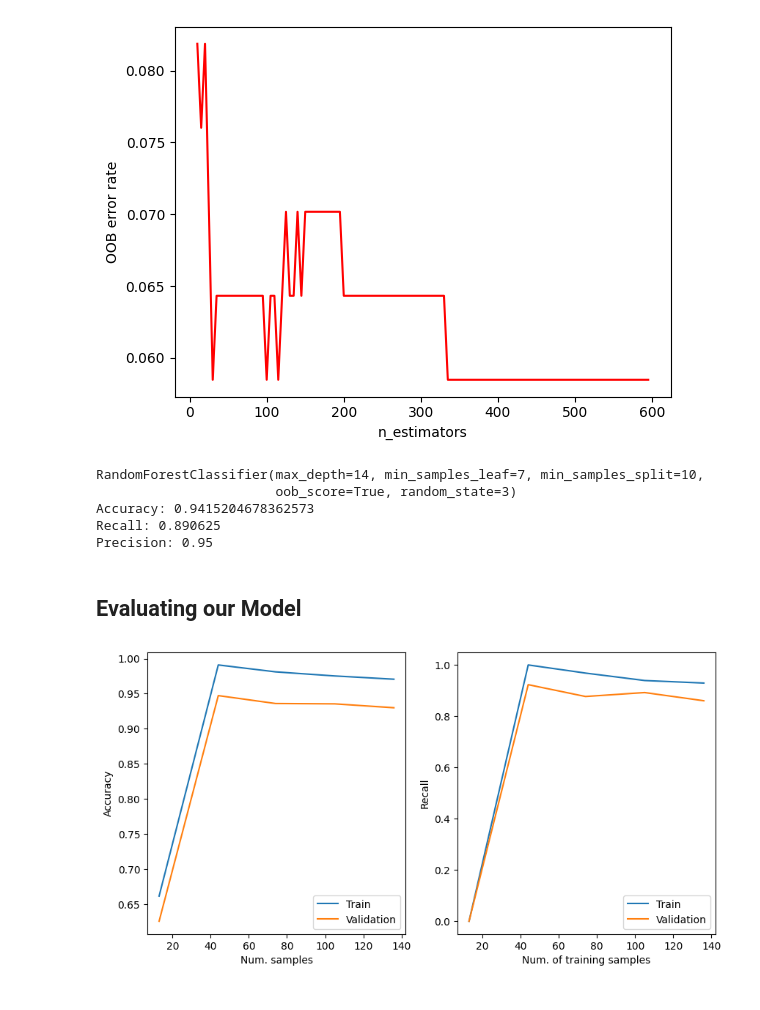
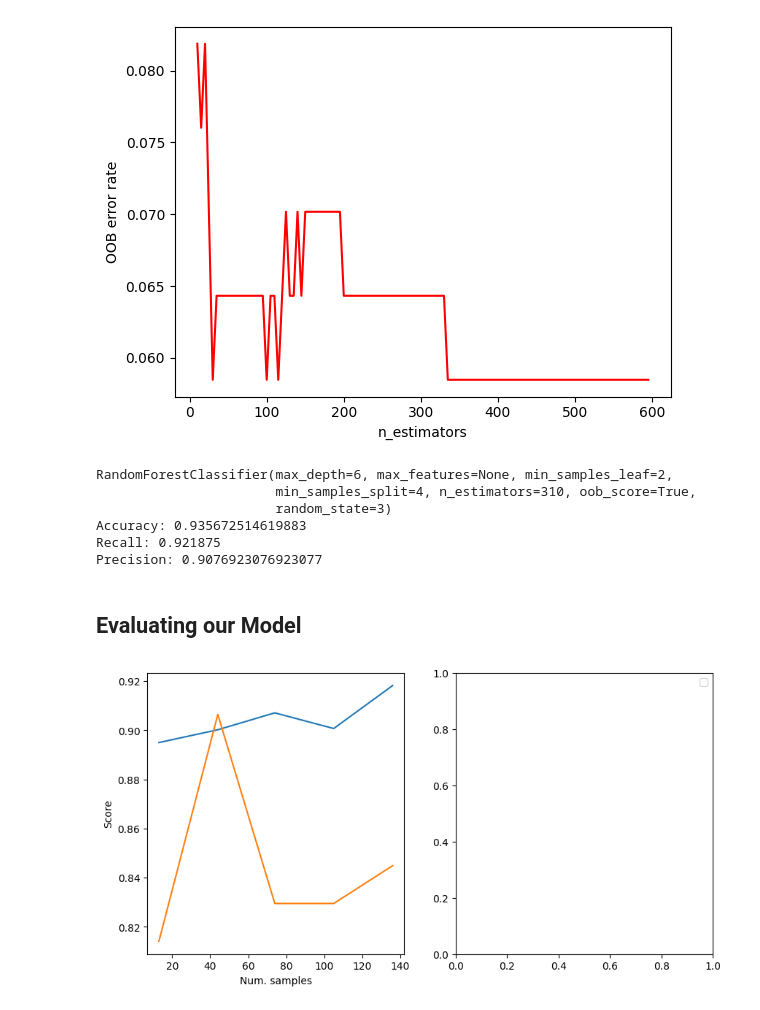
Before and after one commit to Berat03/ml_coursework, a Jupyter notebook: Random_Forest_2.ipynb, the cells around one changed output. Drawn from its saved outputs; the diff is of its cells as text; code cells hidden in the pictures.

Commit message:
changed learning curve

```diff
--- a/Random_Forest_2.ipynb
+++ b/Random_Forest_2.ipynb
@@ -167,7 +167,7 @@ plt.show()
 # %% [output]
 [figure]
 # %%
-n_estimators = [100]
+n_estimators = [x for x in range(100, 500, 10)] # Use prev graph or use this
 max_depth = [5, 6, 7, 8, 9, 10, 11, 12,13, 14, 15, 16, 17]
 max_features = ["sqrt", "log2", None]
 min_samples_split = [2, 3, 4, 5, 6, 7, 8, 9, 10]
@@ -193,45 +193,40 @@ print(f'Accuracy: {accuracy_score(y_val, y_pred)}')
 print(f'Recall: {recall_score(y_val, y_pred)}')
 print(f'Precision: {precision_score(y_val, y_pred)}')
 # %% [output]
-RandomForestClassifier(max_depth=14, min_samples_leaf=7, min_samples_split=10,
-                       oob_score=True, random_state=3)
-Accuracy: 0.9415204678362573
-Recall: 0.890625
-Precision: 0.95
+RandomForestClassifier(max_depth=6, max_features=None, min_samples_leaf=2,
+                       min_samples_split=4, n_estimators=310, oob_score=True,
+                       random_state=3)
+Accuracy: 0.935672514619883
+Recall: 0.921875
+Precision: 0.9076923076923077
 # %% [markdown]
 ## Evaluating our Model
 # %%
 train_sizes_abs_accuracy, train_accuracy, test_accuracy = learning_curve(estimator=rfc_best, X=x_val, y=y_val, scoring='accuracy', cv=5, random_state=3)
 train_sizes_abs_error, train_error, test_error = learning_curve(estimator=rfc_best, X=x_val, y=y_val, scoring='recall', cv=5, random_state=3)
 train_avg_accuracy, test_avg_accuracy, train_avg_error, test_avg_error = [], [], [], []
 
+# We don't include the training set results, as our model we use bootstrapping which is cause overfitting of the training set.
 
 for i in range(len(train_sizes_abs_accuracy)):
     train_avg_accuracy.append(np.average(train_accuracy[i]))
     test_avg_accuracy.append(np.average(test_accuracy[i]))
 
 for i in range(len(train_sizes_abs_error)):
     train_avg_error.append(np.average(train_error[i]))
     test_avg_error.append(np.average(test_error[i]))
 
 fig, ax = plt.subplots(1, 2, figsize=(10, 5))
 
 # Accuracy learning curve
-ax[0].plot(train_sizes_abs_accuracy, train_avg_accuracy)
 ax[0].plot(train_sizes_abs_accuracy, test_avg_accuracy)
-ax[0].legend(['Train', 'Validation'])
-ax[0].set_ylabel('Accuracy')
+ax[0].plot(train_sizes_abs_error, test_avg_error)
+ax[1].legend(['Accuracy', 'Recall'])
+ax[0].set_ylabel('Score')
 ax[0].set_xlabel('Num. samples')
-
-# Error learning curve
-ax[1].plot(train_sizes_abs_error, train_avg_error)
-ax[1].plot(train_sizes_abs_error, test_avg_error)
-ax[1].legend(['Train', 'Validation'])
-ax[1].set_xlabel('Num. of training samples')
-ax[1].set_ylabel('Recall')
 plt.show()
 # %% [output]
-[figure, old version]
+[figure, new version]
 # %%
 y_real_pred = rfc_best.predict(x_test)
 auc = roc_auc_score(y_test, y_real_pred)
```
Also changed, not shown: parts of 1 cell of this notebook.
